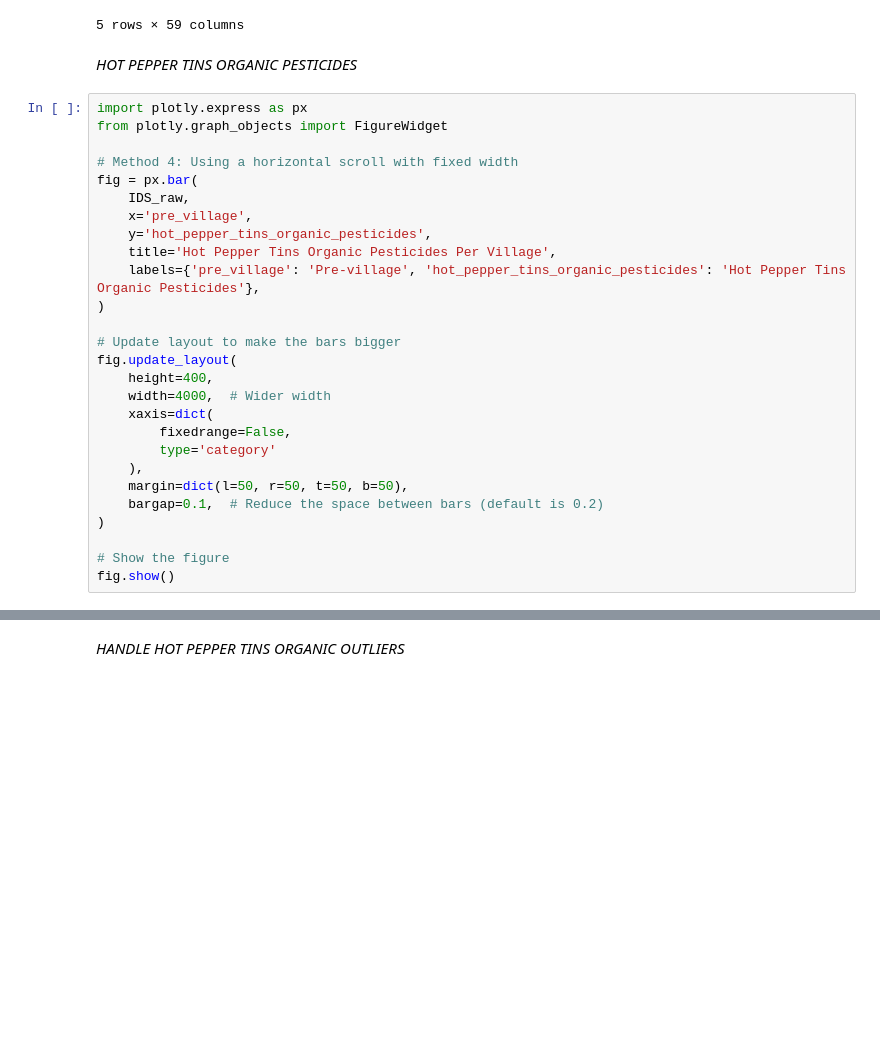
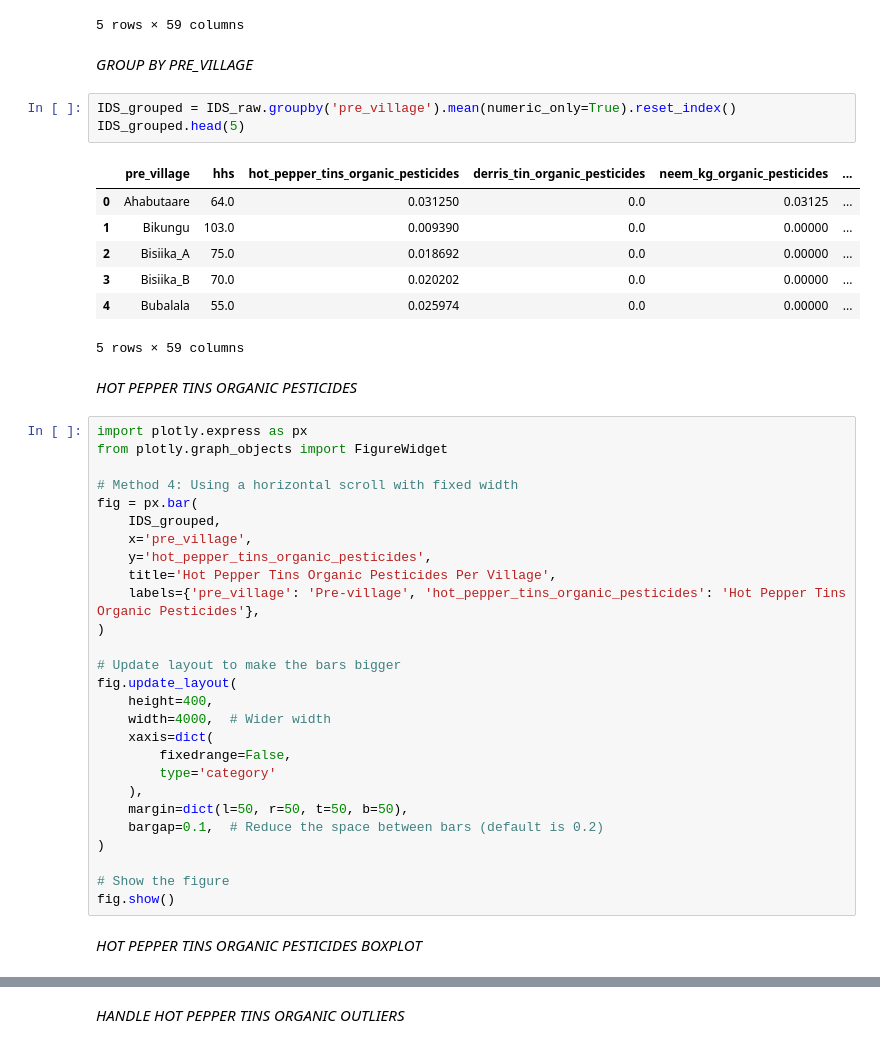
Before and after one commit to Analytics-Raising/IDS_Model_v13, a Jupyter notebook: Model_v13.ipynb, the cells around one changed output, grey strips where cells are left out. Cells and saved outputs as stored; diff of their text form; blank space fills up the shorter version.

```diff
--- a/Model_v13.ipynb
+++ b/Model_v13.ipynb
@@ -28,6 +28,19 @@ IDS_raw.head(5)
 | 3 | Nyakabare | 48.0 | 0.083333 | 0.0 | 0.000000 | ... |
 | 4 | Mushunga | 52.0 | 0.076923 | 0.0 | 0.038462 | ... |
 5 rows × 59 columns
+# %% [markdown]
+*GROUP BY PRE_VILLAGE*
+# %%
+IDS_grouped = IDS_raw.groupby('pre_village').mean(numeric_only=True).reset_index()
+IDS_grouped.head(5)
+# %% [output]
+|  | pre_village | hhs | hot_pepper_tins_organic_pesticides | derris_tin_organic_pesticides | neem_kg_organic_pesticides | ... |
+| 0 | Ahabutaare | 64.0 | 0.031250 | 0.0 | 0.03125 | ... |
+| 1 | Bikungu | 103.0 | 0.009390 | 0.0 | 0.00000 | ... |
+| 2 | Bisiika_A | 75.0 | 0.018692 | 0.0 | 0.00000 | ... |
+| 3 | Bisiika_B | 70.0 | 0.020202 | 0.0 | 0.00000 | ... |
+| 4 | Bubalala | 55.0 | 0.025974 | 0.0 | 0.00000 | ... |
+5 rows × 59 columns
 # %% [markdown]
 *HOT PEPPER TINS ORGANIC PESTICIDES*
 # %%
@@ -36,7 +49,7 @@ from plotly.graph_objects import FigureWidget
 
 # Method 4: Using a horizontal scroll with fixed width
 fig = px.bar(
-    IDS_raw,
+    IDS_grouped,
     x='pre_village',
     y='hot_pepper_tins_organic_pesticides',
     title='Hot Pepper Tins Organic Pesticides Per Village',
@@ -57,6 +70,8 @@ fig.update_layout(
 
 # Show the figure
 fig.show()
+# %% [markdown]
+*HOT PEPPER TINS ORGANIC PESTICIDES BOXPLOT*
 # %%
 import plotly.express as px
 
```
Also changed, not shown: parts of 29 cells of this notebook, 4 other files.
